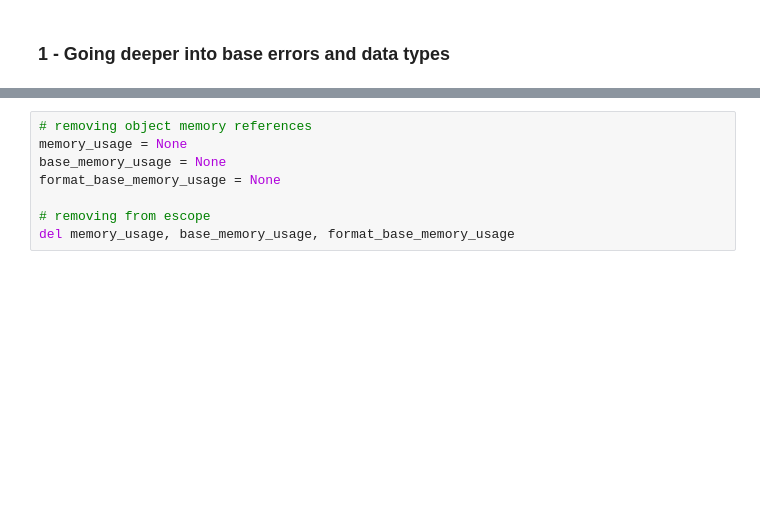
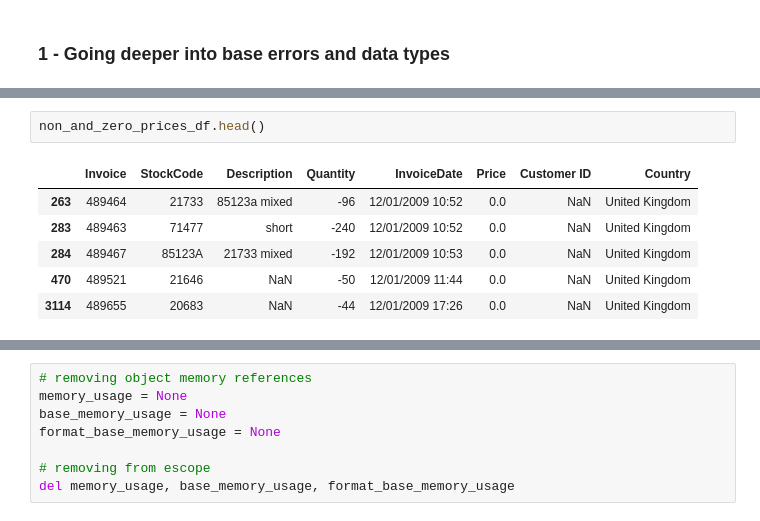
Before and after one commit to MathCouple/betsson_group, a Jupyter notebook: solution.ipynb, the cells around one changed output, grey strips where cells are left out. Cells and saved outputs as stored; diff of their text form; blank space fills up the shorter version.

```diff
--- a/solution.ipynb
+++ b/solution.ipynb
@@ -438,0 +438,9 @@ bg_logger.info('Old memory usage: %.2f MB x New memory usage: %.2f MB', format_b
+# %%
+non_and_zero_prices_df.head()
+# %% [output]
+|  | Invoice | StockCode | Description | Quantity | InvoiceDate | Price | Customer ID | Country |
+| 263 | 489464 | 21733 | 85123a mixed | -96 | 12/01/2009 10:52 | 0.0 | NaN | United Kingdom |
+| 283 | 489463 | 71477 | short | -240 | 12/01/2009 10:52 | 0.0 | NaN | United Kingdom |
+| 284 | 489467 | 85123A | 21733 mixed | -192 | 12/01/2009 10:53 | 0.0 | NaN | United Kingdom |
+| 470 | 489521 | 21646 | NaN | -50 | 12/01/2009 11:44 | 0.0 | NaN | United Kingdom |
+| 3114 | 489655 | 20683 | NaN | -44 | 12/01/2009 17:26 | 0.0 | NaN | United Kingdom |
```
Also changed, not shown: parts of 109 cells of this notebook.
